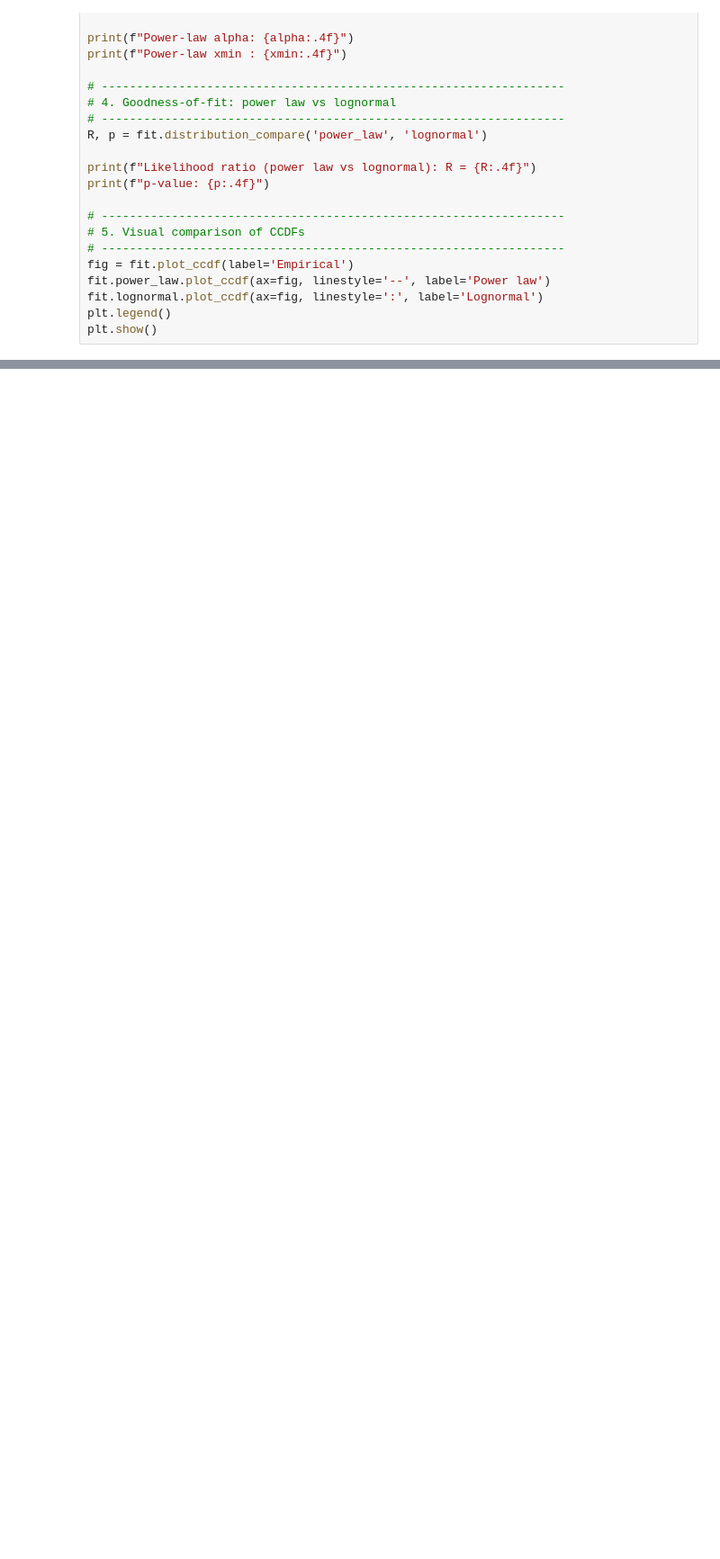
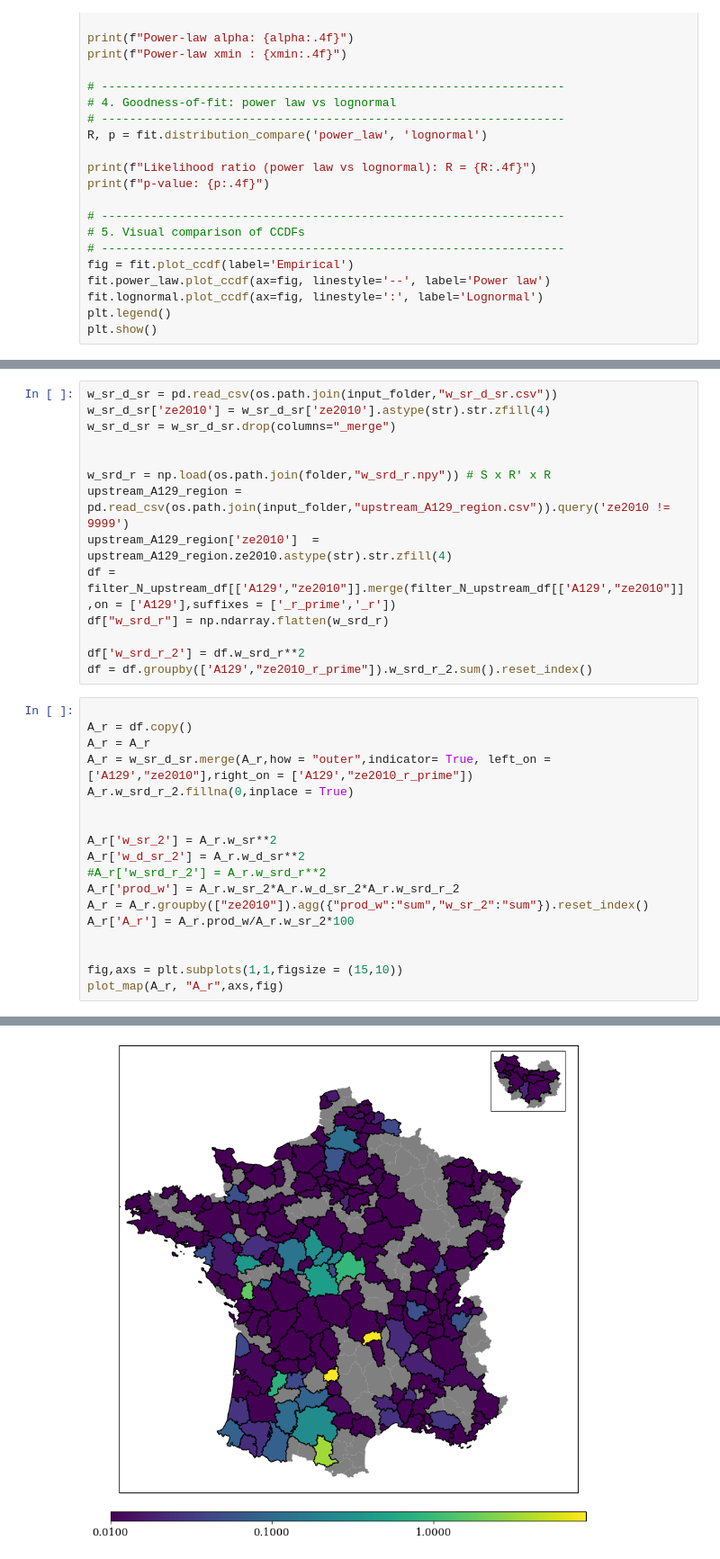
Before and after one commit to SwannChelly/SMM_Spatial_Comovement, a Jupyter notebook: analysis.ipynb, the cells around one changed output, grey strips where cells are left out. Shown at 90% size. Cells and saved outputs as stored; diff of their text form; blank space fills up the shorter version.

```diff
--- a/analysis.ipynb
+++ b/analysis.ipynb
@@ -604,0 +572,33 @@ pd.DataFrame(unpack_params(best_params)['productivity']).describe()
+# %%
+w_sr_d_sr = pd.read_csv(os.path.join(input_folder,"w_sr_d_sr.csv"))
+w_sr_d_sr['ze2010'] = w_sr_d_sr['ze2010'].astype(str).str.zfill(4)
+w_sr_d_sr = w_sr_d_sr.drop(columns="_merge")
+
+
+w_srd_r = np.load(os.path.join(folder,"w_srd_r.npy")) # S x R' x R
+upstream_A129_region = pd.read_csv(os.path.join(input_folder,"upstream_A129_region.csv")).query('ze2010 != 9999')
+upstream_A129_region['ze2010']  = upstream_A129_region.ze2010.astype(str).str.zfill(4)
+df = filter_N_upstream_df[['A129',"ze2010"]].merge(filter_N_upstream_df[['A129',"ze2010"]],on = ['A129'],suffixes = ['_r_prime','_r'])
+df["w_srd_r"] = np.ndarray.flatten(w_srd_r)
+
+df['w_srd_r_2'] = df.w_srd_r**2
+df = df.groupby(['A129',"ze2010_r_prime"]).w_srd_r_2.sum().reset_index()
+# %%
+
+A_r = df.copy()
+A_r = A_r
+A_r = w_sr_d_sr.merge(A_r,how = "outer",indicator= True, left_on = ['A129',"ze2010"],right_on = ['A129',"ze2010_r_prime"])
+A_r.w_srd_r_2.fillna(0,inplace = True)
+
+
+A_r['w_sr_2'] = A_r.w_sr**2
+A_r['w_d_sr_2'] = A_r.w_d_sr**2
+#A_r['w_srd_r_2'] = A_r.w_srd_r**2
+A_r['prod_w'] = A_r.w_sr_2*A_r.w_d_sr_2*A_r.w_srd_r_2
+A_r = A_r.groupby(["ze2010"]).agg({"prod_w":"sum","w_sr_2":"sum"}).reset_index()
+A_r['A_r'] = A_r.prod_w/A_r.w_sr_2*100
+
+
+fig,axs = plt.subplots(1,1,figsize = (15,10))
+plot_map(A_r, "A_r",axs,fig)
+# %% [output]
@@ -604,0 +618 @@ pd.DataFrame(unpack_params(best_params)['productivity']).describe()
+[figure, added]
```
Also changed, not shown: parts of 29 cells of this notebook, 3 other files.
